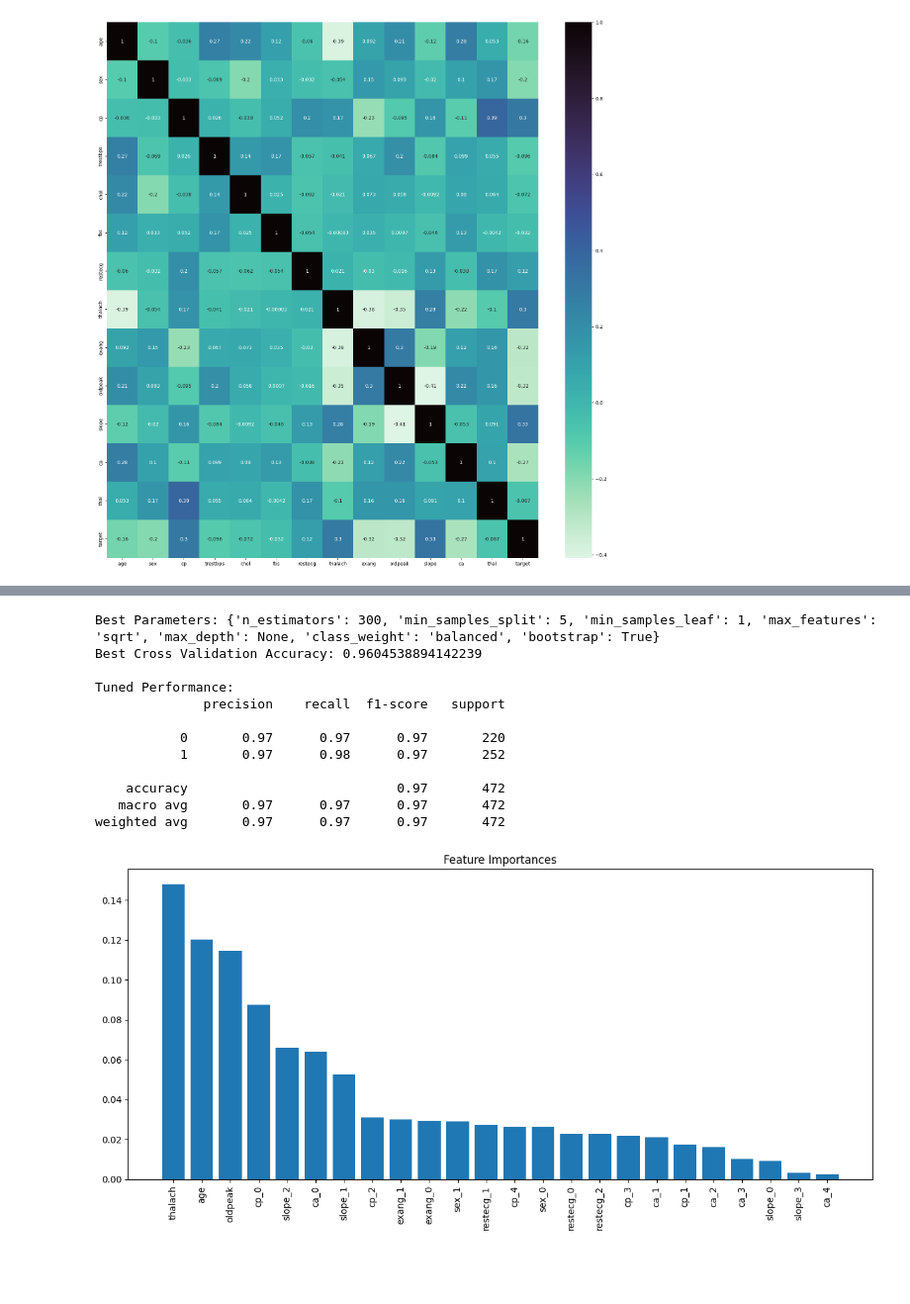
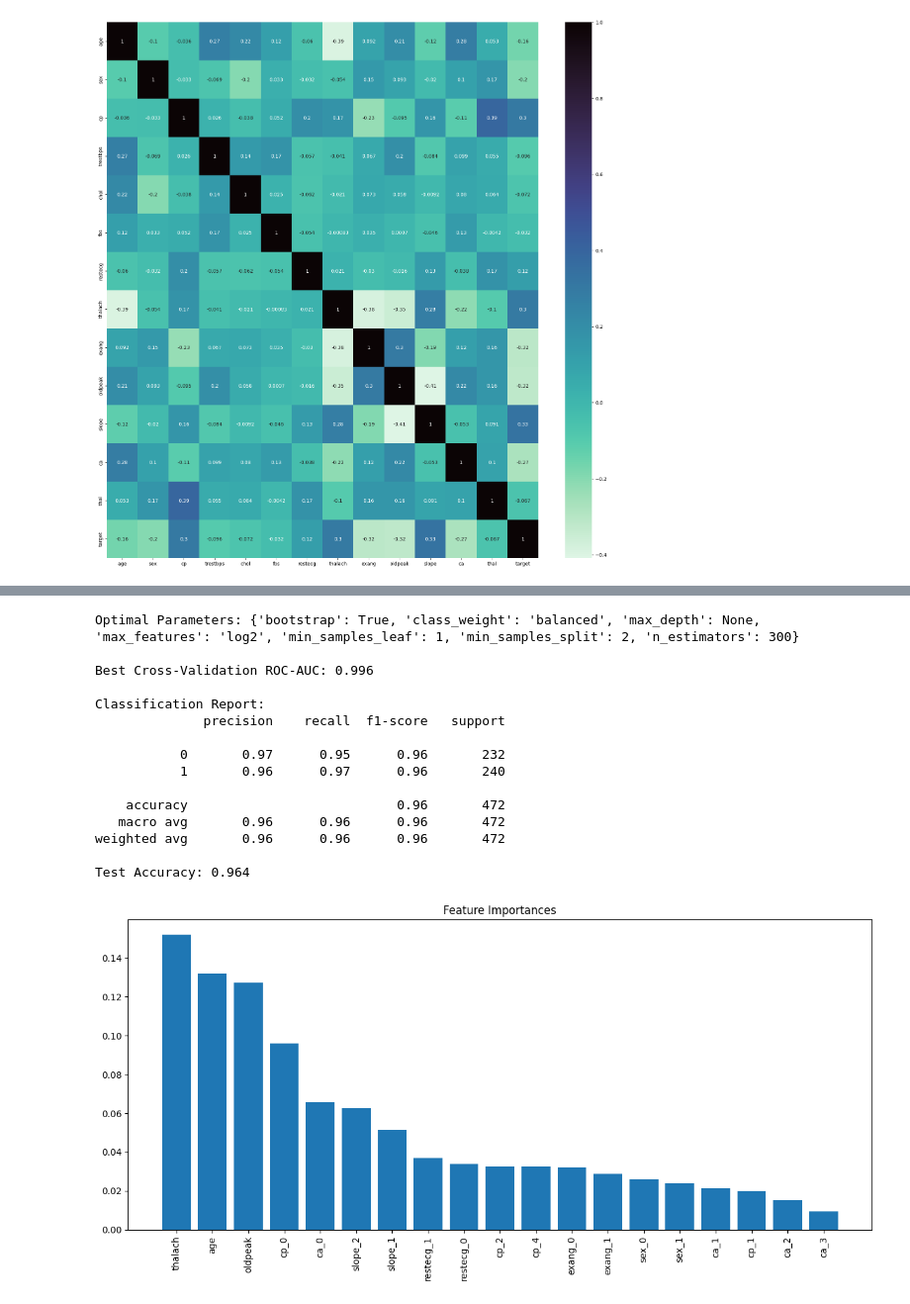
Before and after one commit to 00101010101/Heart-Disease-Prediction, a Jupyter notebook: model.ipynb, the cells around one changed output, grey strips where cells are left out. Shown: that part at 99% size. Saved outputs shown, nothing was run; the diff lists cells and outputs as text; code cells hidden in the pictures; blank space fills up the shorter version.

Commit message:
Streamlined model training

```diff
--- a/model.ipynb
+++ b/model.ipynb
@@ -101,6 +107,10 @@ relevant_features = [indices for indices, _ in corr_target[corr_target > 0.1].it
 dataset = df[relevant_features]
 dataset = pd.get_dummies(dataset, columns = ['slope', 'exang', 'cp', 'ca', 'sex', 'restecg'], dtype= int)
 
+corr = abs(dataset.corr()['target'])
+rf = [i for i, _ in corr[corr > 0.1].items()]
+
+dataset = dataset[rf]
 column_names = dataset.drop('target', axis = 1).columns
 
 dataset
@@ -178,0 +199,7 @@ Classifier accuracy is 96.822%
+# %%
+def print_tuned_metrics(model) -> None:
+    print(f'Optimal Parameters: {model["model"].best_params_}')
+    print(f'\nBest Cross-Validation ROC-AUC: {model["model"].best_score_:.3f}')
+    print('\nClassification Report:')
+    print(model['classification_report'])
+    print(f'Test Accuracy: {model["test_accuracy"]:.3f}')
@@ -179,59 +264,40 @@ Classifier accuracy is 96.822%
 # %%
-from sklearn.ensemble import RandomForestClassifier
-from sklearn.model_selection import GridSearchCV, RandomizedSearchCV
-from sklearn.metrics import classification_report
-from sklearn.metrics import ConfusionMatrixDisplay
-
-param_dist = {
-    'n_estimators': [100, 200, 300, 400],
-    'max_depth': [None, 10, 20, 30],
+param_grid = {
+    'n_estimators': [100, 200, 300],
+    'max_depth': [None, 10, 20],
     'min_samples_split': [2, 5, 10],
     'min_samples_leaf': [1, 2, 4],
-    'max_features': ['sqrt', 'log2', 0.5, 0.8],
+    'max_features': ['sqrt', 'log2', 0.5],
     'class_weight': ['balanced'],
     'bootstrap': [True]
 }
 
-rf_random_search = RandomizedSearchCV(
-    RandomForestClassifier(random_state=42, n_jobs=-1),
-    param_distributions=param_dist,
-    n_iter=100,  # Number of parameter combinations to try
-    cv=5,
-    scoring='accuracy',
-    random_state=42,
-    n_jobs=-1
-)
+rf_model = train_tuned_model(RandomForestClassifier(), param_grid, "Random Forest")
+print_tuned_metrics(rf_model)
 
-rf_random_search.fit(x_train, y_train)
-
-best_rf = rf_random_search.best_estimator_
-y_pred = best_rf.predict(x_test)
-
-print("\nBest Parameters:", rf_random_search.best_params_)
-print("Best Cross Validation Accuracy:", rf_random_search.best_score_)
-print("\nTuned Performance:")
-print(classification_report(y_test, y_pred))
-
-importances = best_rf.feature_importances_
+importances = rf_model["model"].best_estimator_.feature_importances_
 indices = np.argsort(importances)[::-1]
 
 plt.figure(figsize=(12, 6))
 plt.title("Feature Importances")
 plt.bar(range(X.shape[1]), importances[indices], align='center')
 plt.xticks(range(X.shape[1]), column_names[indices], rotation=90)
 plt.tight_layout()
 plt.show()
 # %% [output]
-Best Parameters: {'n_estimators': 300, 'min_samples_split': 5, 'min_samples_leaf': 1, 'max_features': 'sqrt', 'max_depth': None, 'class_weight': 'balanced', 'bootstrap': True}
-Best Cross Validation Accuracy: 0.9604538894142239
+Optimal Parameters: {'bootstrap': True, 'class_weight': 'balanced', 'max_depth': None, 'max_features': 'log2', 'min_samples_leaf': 1, 'min_samples_split': 2, 'n_estimators': 300}
 
-Tuned Performance:
+Best Cross-Validation ROC-AUC: 0.996
+
+Classification Report:
               precision    recall  f1-score   support
 
-           0       0.97      0.97      0.97       220
-           1       0.97      0.98      0.97       252
+           0       0.97      0.95      0.96       232
+           1       0.96      0.97      0.96       240
 
-    accuracy                           0.97       472
-   macro avg       0.97      0.97      0.97       472
-weighted avg       0.97      0.97      0.97       472
+    accuracy                           0.96       472
+   macro avg       0.96      0.96      0.96       472
+weighted avg       0.96      0.96      0.96       472
+
+Test Accuracy: 0.964
-[figure, old version]
+[figure, new version]
```
Also changed, not shown: parts of 27 cells of this notebook.
